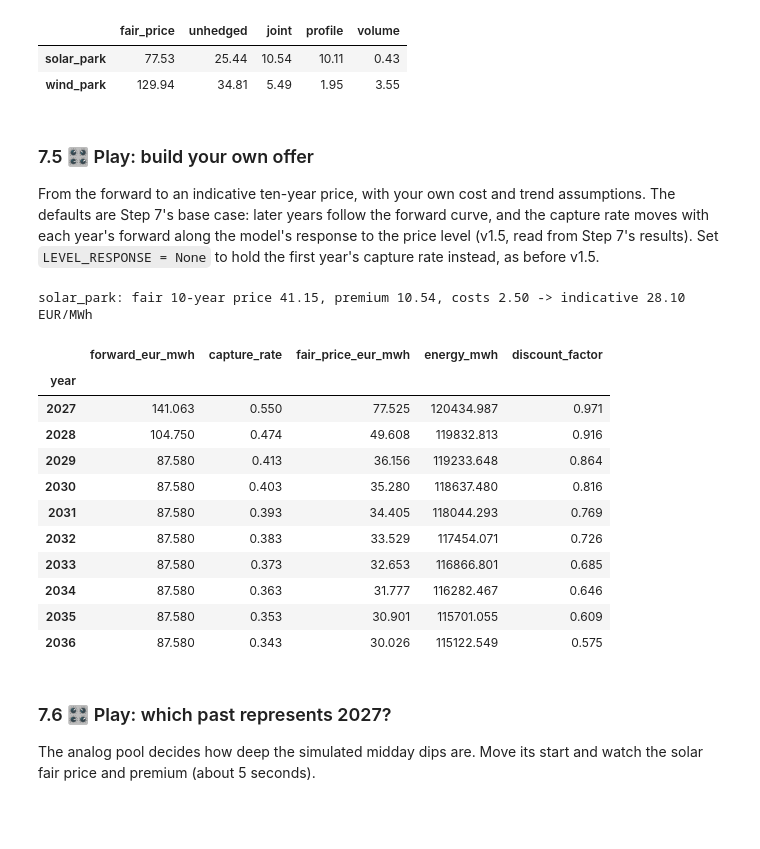
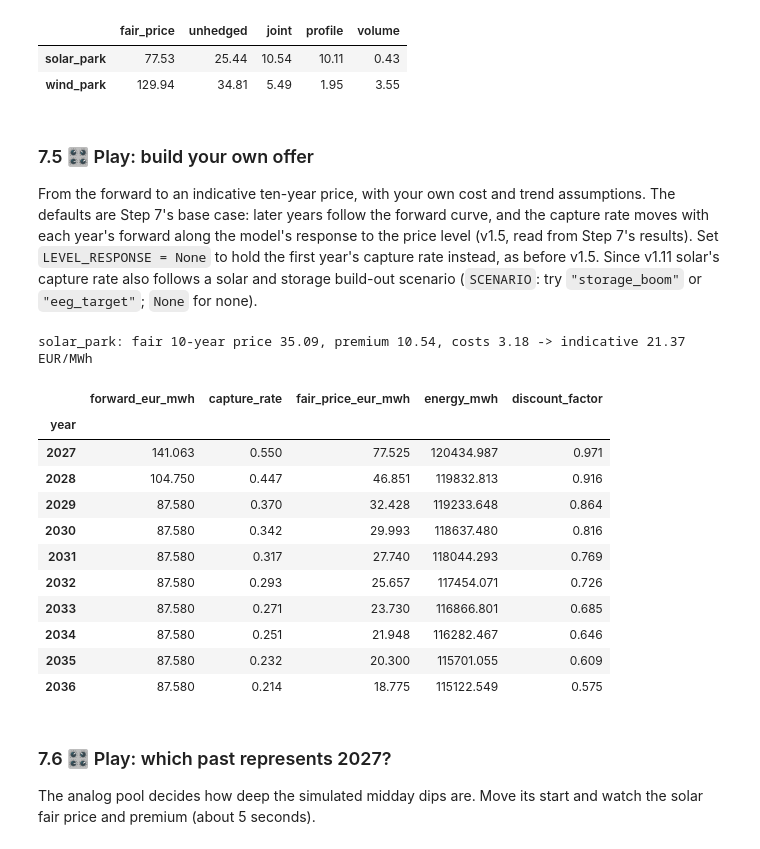
Before and after one commit to ankitpatel1661/ppa-lab, a Jupyter notebook: notebooks/ppa_lab_playground.ipynb, the cells around one changed output. Saved outputs shown, nothing was run; the diff lists cells and outputs as text; code cells hidden in the pictures; blank space fills up the shorter version.

```diff
--- a/notebooks/ppa_lab_playground.ipynb
+++ b/notebooks/ppa_lab_playground.ipynb
@@ -2113,50 +2113,57 @@ From the forward to an indicative ten-year price, with your own cost and trend a
 The defaults are Step 7's base case: later years follow the forward curve, and the capture
 rate moves with each year's forward along the model's response to the price level (v1.5,
 read from Step 7's results). Set `LEVEL_RESPONSE = None` to hold the first year's capture
-rate instead, as before v1.5.
+rate instead, as before v1.5. Since v1.11 solar's capture rate also follows a solar and
+storage build-out scenario (`SCENARIO`: try `"storage_boom"` or `"eeg_target"`; `None` for
+none).
 # %%
 import json
 
 from ppa_lab.pricing.risk import level_shift
 
 PARK = "solar_park"
-BALANCING = 1.5            # EUR/MWh, balancing and route to market
-CREDIT = 1.0               # EUR/MWh, credit and liquidity
+BALANCING = ppa.parks[PARK].balancing_eur_mwh   # EUR/MWh, balancing and route to market
+CREDIT = ppa.parks[PARK].credit_eur_mwh         # EUR/MWh, credit and liquidity
 DRIFT = ppa.parks[PARK].capture_rate_drift   # capture-rate change per year after the first
 DEGRADATION = 0.005        # output loss per year
 RATE = 0.06                # discount rate
 TENOR = 10                 # years
 FORWARD_SHIFT = 0.0        # e.g. -0.10 for a forward curve 10% lower
 CURVE = ppa.forward_curve  # Cal base forwards of later years ({} for a flat forward)
-LEVEL_RESPONSE = json.loads((s.processed_dir / "ppa_pricing.json").read_text())[
-    "parks"][PARK].get("level_response")       # the model's capture rate by price level
+PRICED = json.loads((s.processed_dir / "ppa_pricing.json").read_text())["parks"][PARK]
+LEVEL_RESPONSE = PRICED.get("level_response")  # the model's capture rate by price level
+BUILDOUT = PRICED.get("buildout")              # solar and storage scenarios (v1.11)
+SCENARIO = BUILDOUT["base"] if BUILDOUT else None   # or e.g. "storage_boom"; None: no build-out
+FACTORS = None if SCENARIO is None else {
+    ppa.start_year + i: BUILDOUT["scenarios"][SCENARIO]["factor_per_year"] ** i
+    for i in range(TENOR)}
 
 prem = premia.loc[PARK]
 forward0 = P7.mean()
 forward = forward0 * (1 + FORWARD_SHIFT)
 fair1 = forward * (prem["fair_price"] / forward0 + level_shift(LEVEL_RESPONSE, forward0, forward))
 t10 = tenor_price(fair1, forward, Q7[PARK].sum(axis=1).mean(), ppa.start_year, TENOR, RATE,
                   capture_rate_drift=DRIFT, degradation=DEGRADATION,
                   forward_curve={y: f * (1 + FORWARD_SHIFT) for y, f in CURVE.items()},
-                  level_response=LEVEL_RESPONSE)
+                  level_response=LEVEL_RESPONSE, capture_rate_factors=FACTORS)
 offer = t10.attrs["price"] - prem["joint"] - BALANCING - CREDIT
 print(f"{PARK}: fair {TENOR}-year price {t10.attrs['price']:.2f}, premium {prem['joint']:.2f}, "
       f"costs {BALANCING + CREDIT:.2f} -> indicative {offer:.2f} EUR/MWh")
 t10[["forward_eur_mwh", "capture_rate", "fair_price_eur_mwh", "energy_mwh", "discount_factor"]].round(3)
 # %% [output]
-solar_park: fair 10-year price 41.15, premium 10.54, costs 2.50 -> indicative 28.10 EUR/MWh
+solar_park: fair 10-year price 35.09, premium 10.54, costs 3.18 -> indicative 21.37 EUR/MWh
 |  | forward_eur_mwh | capture_rate | fair_price_eur_mwh | energy_mwh | discount_factor |
 | year |  |  |  |  |  |
 | 2027 | 141.063 | 0.550 | 77.525 | 120434.987 | 0.971 |
-| 2028 | 104.750 | 0.474 | 49.608 | 119832.813 | 0.916 |
-| 2029 | 87.580 | 0.413 | 36.156 | 119233.648 | 0.864 |
-| 2030 | 87.580 | 0.403 | 35.280 | 118637.480 | 0.816 |
-| 2031 | 87.580 | 0.393 | 34.405 | 118044.293 | 0.769 |
-| 2032 | 87.580 | 0.383 | 33.529 | 117454.071 | 0.726 |
-| 2033 | 87.580 | 0.373 | 32.653 | 116866.801 | 0.685 |
-| 2034 | 87.580 | 0.363 | 31.777 | 116282.467 | 0.646 |
-| 2035 | 87.580 | 0.353 | 30.901 | 115701.055 | 0.609 |
-| 2036 | 87.580 | 0.343 | 30.026 | 115122.549 | 0.575 |
+| 2028 | 104.750 | 0.447 | 46.851 | 119832.813 | 0.916 |
+| 2029 | 87.580 | 0.370 | 32.428 | 119233.648 | 0.864 |
+| 2030 | 87.580 | 0.342 | 29.993 | 118637.480 | 0.816 |
+| 2031 | 87.580 | 0.317 | 27.740 | 118044.293 | 0.769 |
+| 2032 | 87.580 | 0.293 | 25.657 | 117454.071 | 0.726 |
+| 2033 | 87.580 | 0.271 | 23.730 | 116866.801 | 0.685 |
+| 2034 | 87.580 | 0.251 | 21.948 | 116282.467 | 0.646 |
+| 2035 | 87.580 | 0.232 | 20.300 | 115701.055 | 0.609 |
+| 2036 | 87.580 | 0.214 | 18.775 | 115122.549 | 0.575 |
 # %% [markdown]
 ### 7.6 🎛 Play: which past represents 2027?
 The analog pool decides how deep the simulated midday dips are. Move its start and watch the
```
Also changed, not shown: parts of 4 cells of this notebook, 31 other files.
